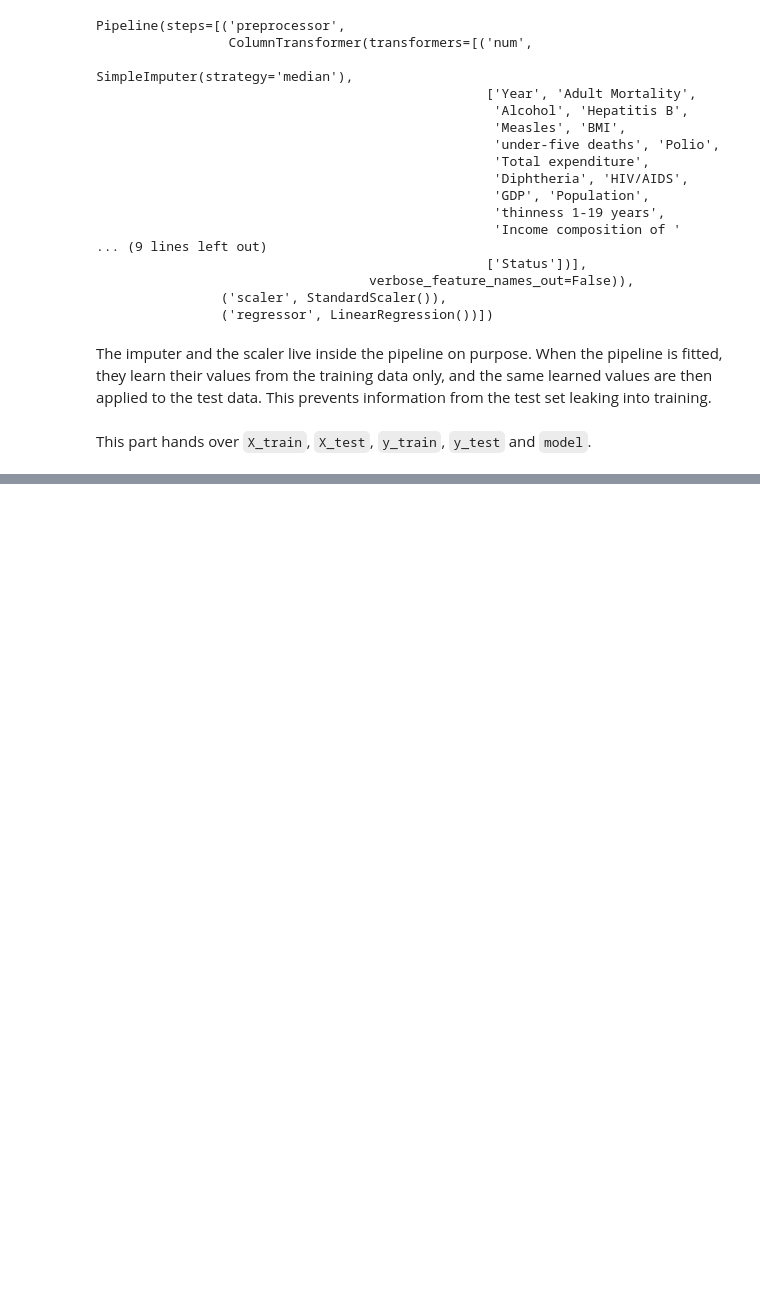
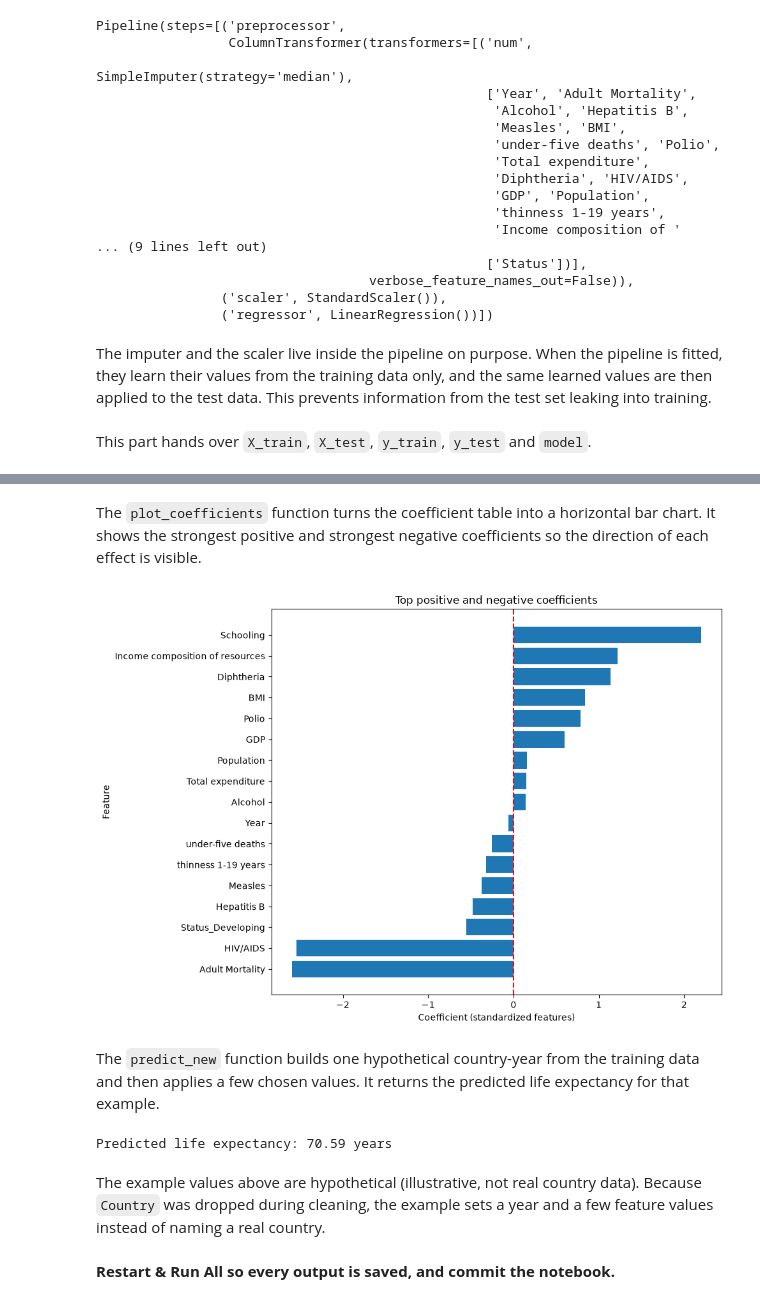
Before and after one commit to aaditverma0/life-expectancy-predictor, a Jupyter notebook: notebooks/main.ipynb, the cells around one changed output, grey strips where cells are left out. Saved outputs shown, nothing was run; the diff lists cells and outputs as text; code cells hidden in the pictures; blank space fills up the shorter version.

```diff
--- a/notebooks/main.ipynb
+++ b/notebooks/main.ipynb
@@ -618,0 +392,14 @@ This part hands over `cv_scores`, `y_pred`, `evaluation_results`, `comparison_df
+# %%
+def get_coefficients(model):
+    """Return the model coefficients sorted from positive to negative."""
+    feature_names = model.named_steps["preprocessor"].get_feature_names_out()
+    coefficients = model.named_steps["regressor"].coef_
+    coef_df = pd.DataFrame({
+        "Feature": feature_names,
+        "Coefficient": coefficients,
+    })
+    coef_df = coef_df.sort_values("Coefficient", ascending=False).reset_index(drop=True)
+    return coef_df
+# %%
+coef_df = get_coefficients(model)
+coef_df
@@ -618,0 +483,24 @@ This part hands over `cv_scores`, `y_pred`, `evaluation_results`, `comparison_df
+# %% [markdown]
+The `plot_coefficients` function turns the coefficient table into a horizontal bar chart. It shows the strongest positive and strongest negative coefficients so the direction of each effect is visible.
+# %%
+def plot_coefficients(coef_df, top_n=10):
+    """Plot the strongest positive and negative coefficients."""
+    top_positive = coef_df.head(top_n)
+    top_negative = coef_df.tail(top_n)
+    selected = pd.concat([top_negative, top_positive]).drop_duplicates(subset="Feature")
+    selected = selected.sort_values("Coefficient")
+
+    plt.figure(figsize=(10, 7))
+    plt.barh(selected["Feature"], selected["Coefficient"])
+    plt.axvline(0, color="red", linestyle="--")
+    plt.title("Top positive and negative coefficients")
+    plt.xlabel("Coefficient (standardized features)")
+    plt.ylabel("Feature")
+    plt.tight_layout()
+    plt.show()
+# %%
+plot_coefficients(coef_df, top_n=10)
+# %% [output]
+[figure, added]
+# %% [markdown]
+The `predict_new` function builds one hypothetical country-year from the training data and then applies a few chosen values. It returns the predicted life expectancy for that example.
@@ -618,0 +526,16 @@ This part hands over `cv_scores`, `y_pred`, `evaluation_results`, `comparison_df
+# %%
+example_overrides = {
+    "Year": 2015,
+    "Status": "Developing",
+    "Schooling": 12.0,
+    "Adult Mortality": 150,
+    "Income composition of resources": 0.6,
+}
+
+example_prediction = predict_new(model, X_train, example_overrides)
+# %% [output]
+Predicted life expectancy: 70.59 years
+# %% [markdown]
+The example values above are hypothetical (illustrative, not real country data). Because `Country` was dropped during cleaning, the example sets a year and a few feature values instead of naming a real country.
+# %% [markdown]
+**Restart & Run All so every output is saved, and commit the notebook.**
```
Also changed, not shown: parts of 41 cells of this notebook.
